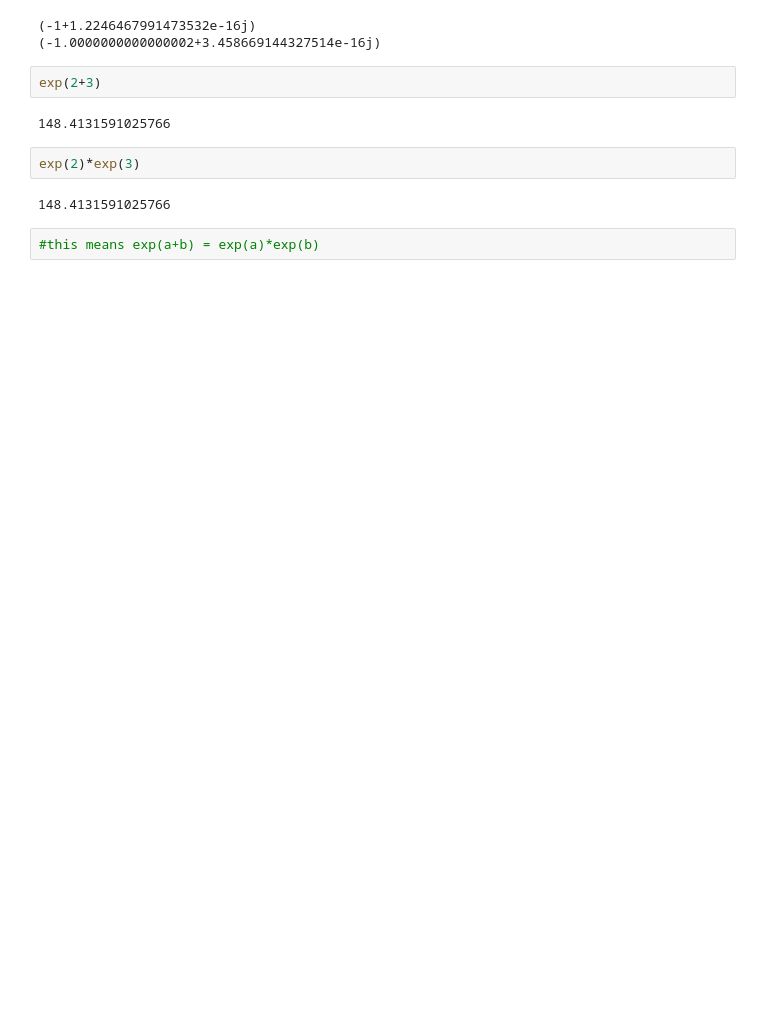
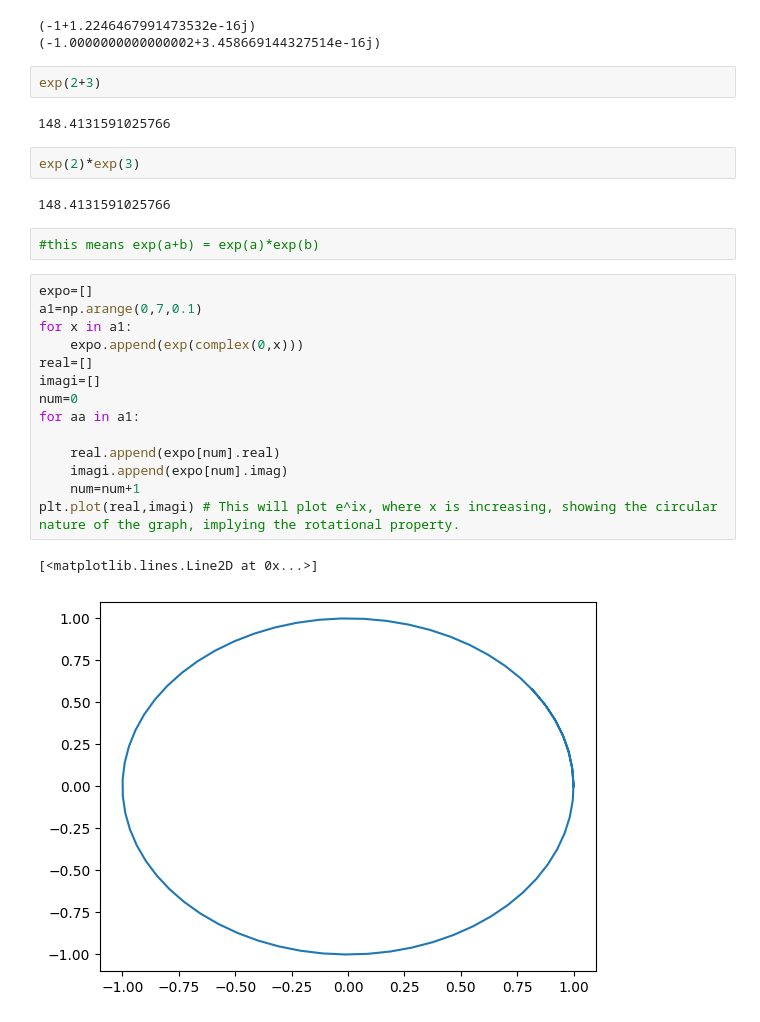
Before and after one commit to pranjalashutosh/sample-respository, a Jupyter notebook: Learning_graphing.ipynb, the cells around one changed output. Saved outputs shown, nothing was run; the diff lists cells and outputs as text; blank space fills up the shorter version.

```diff
--- a/Learning_graphing.ipynb
+++ b/Learning_graphing.ipynb
@@ -98,3 +81,20 @@ exp(2)*exp(3)
 148.4131591025766
 # %%
 #this means exp(a+b) = exp(a)*exp(b)
+# %%
+expo=[]
+a1=np.arange(0,7,0.1)
+for x in a1:
+    expo.append(exp(complex(0,x)))
+real=[]
+imagi=[]
+num=0
+for aa in a1:
+
+    real.append(expo[num].real)
+    imagi.append(expo[num].imag)
+    num=num+1
+plt.plot(real,imagi) # This will plot e^ix, where x is increasing, showing the circular nature of the graph, implying the rotational property.
+# %% [output]
+[<matplotlib.lines.Line2D at 0x...>]
+[figure, added]
```
Also changed, not shown: parts of 7 cells of this notebook.
